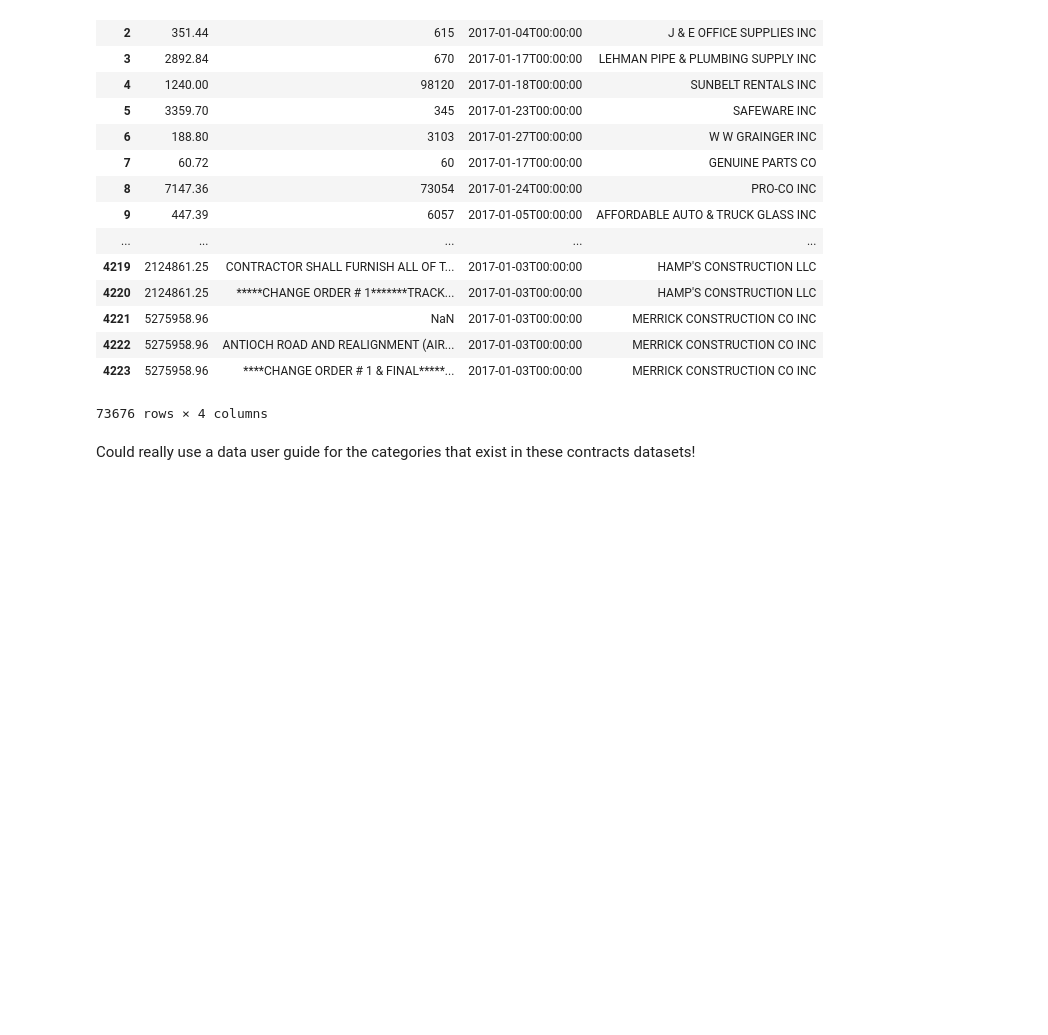
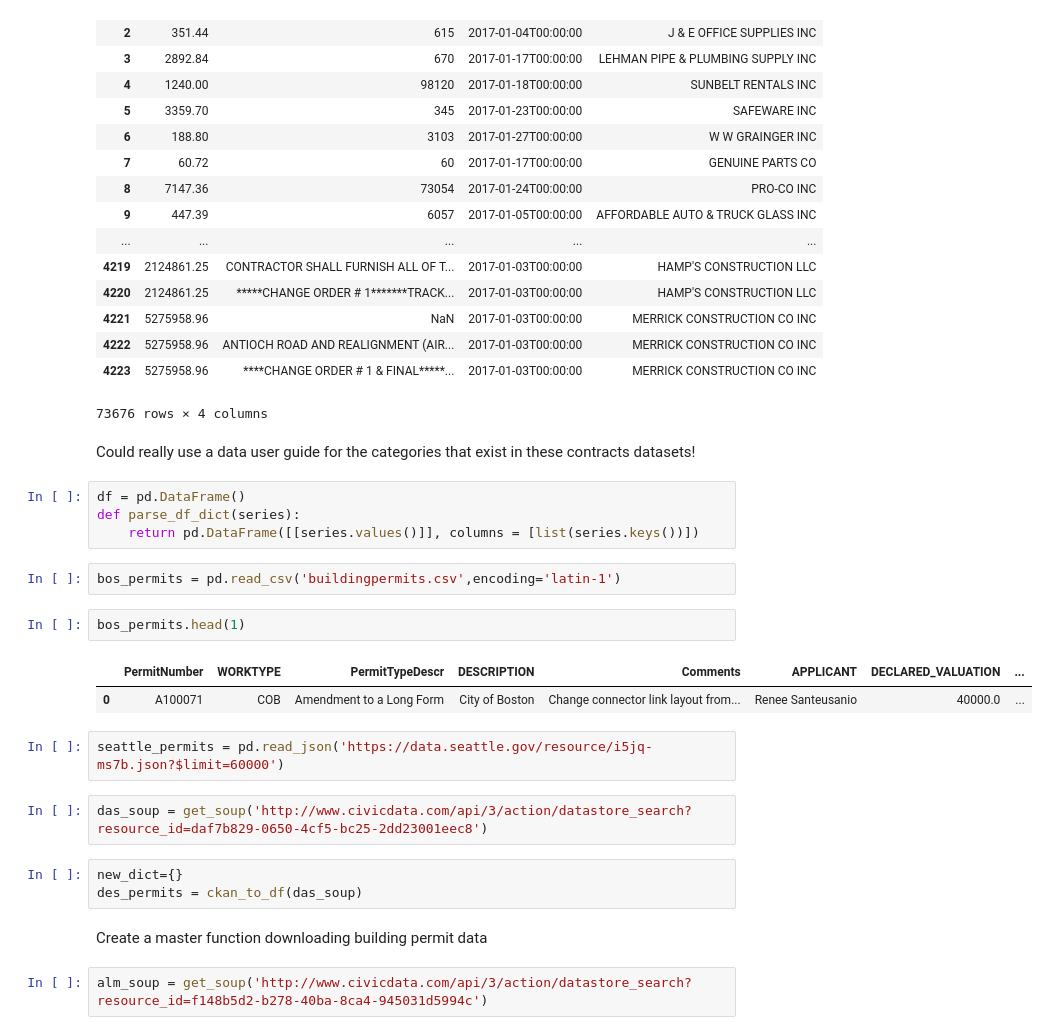
Before and after one commit to sunlightpolicy/open_data_standards_project, a Jupyter notebook: procurement.ipynb, the cells around one changed output. Cells and saved outputs as stored; diff of their text form; blank space fills up the shorter version.

```diff
--- a/procurement.ipynb
+++ b/procurement.ipynb
@@ -213,3 +213,25 @@ pd.concat([miami_pro_less,wash_pro_less,br_pro_less],axis=0)
 73676 rows × 4 columns
 # %% [markdown]
 Could really use a data user guide for the categories that exist in these contracts datasets!
+# %%
+df = pd.DataFrame()
+def parse_df_dict(series):
+    return pd.DataFrame([[series.values()]], columns = [list(series.keys())])
+# %%
+bos_permits = pd.read_csv('buildingpermits.csv',encoding='latin-1')
+# %%
+bos_permits.head(1)
+# %% [output]
+|  | PermitNumber | WORKTYPE | PermitTypeDescr | DESCRIPTION | Comments | APPLICANT | DECLARED_VALUATION | ... |
+| 0 | A100071 | COB | Amendment to a Long Form | City of Boston | Change connector link layout from... | Renee Santeusanio | 40000.0 | ... |
+# %%
+seattle_permits = pd.read_json('https://data.seattle.gov/resource/i5jq-ms7b.json?$limit=60000')
+# %%
+das_soup = get_soup('http://www.civicdata.com/api/3/action/datastore_search?resource_id=daf7b829-0650-4cf5-bc25-2dd23001eec8')
+# %%
+new_dict={}
+des_permits = ckan_to_df(das_soup)
+# %% [markdown]
+Create a master function downloading building permit data
+# %%
+alm_soup = get_soup('http://www.civicdata.com/api/3/action/datastore_search?resource_id=f148b5d2-b278-40ba-8ca4-945031d5994c')
```
Also changed, not shown: parts of 13 cells of this notebook, 3 other files.
